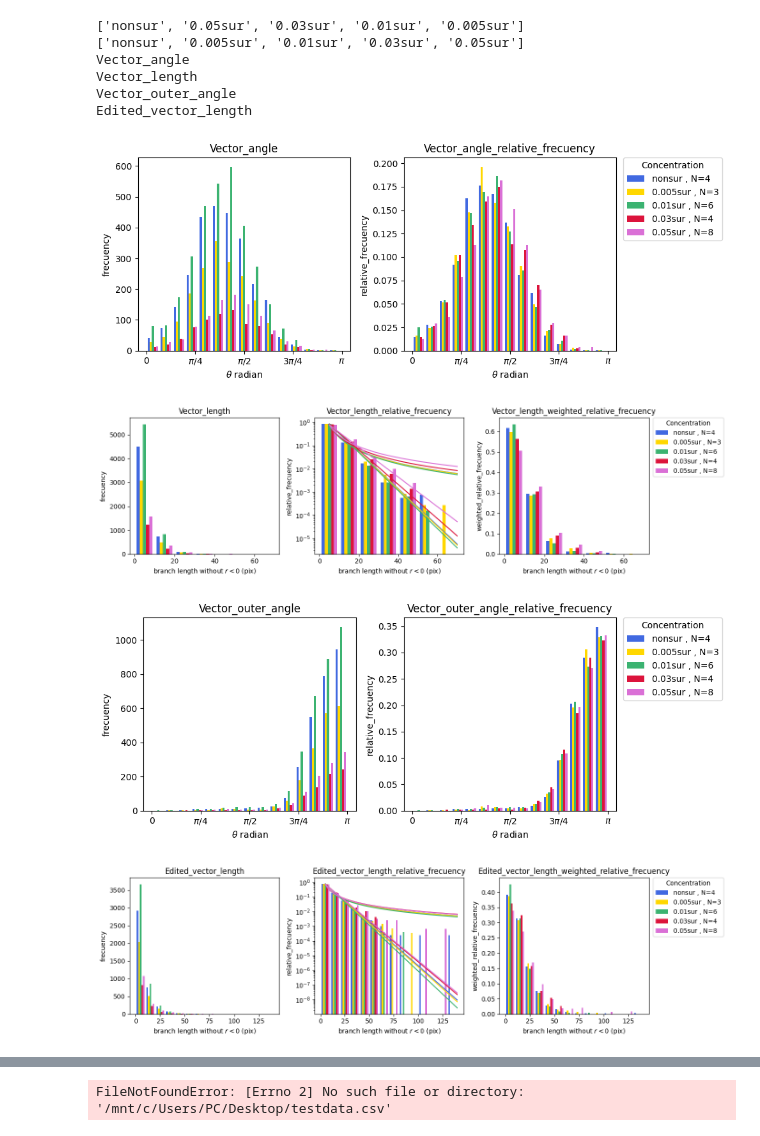
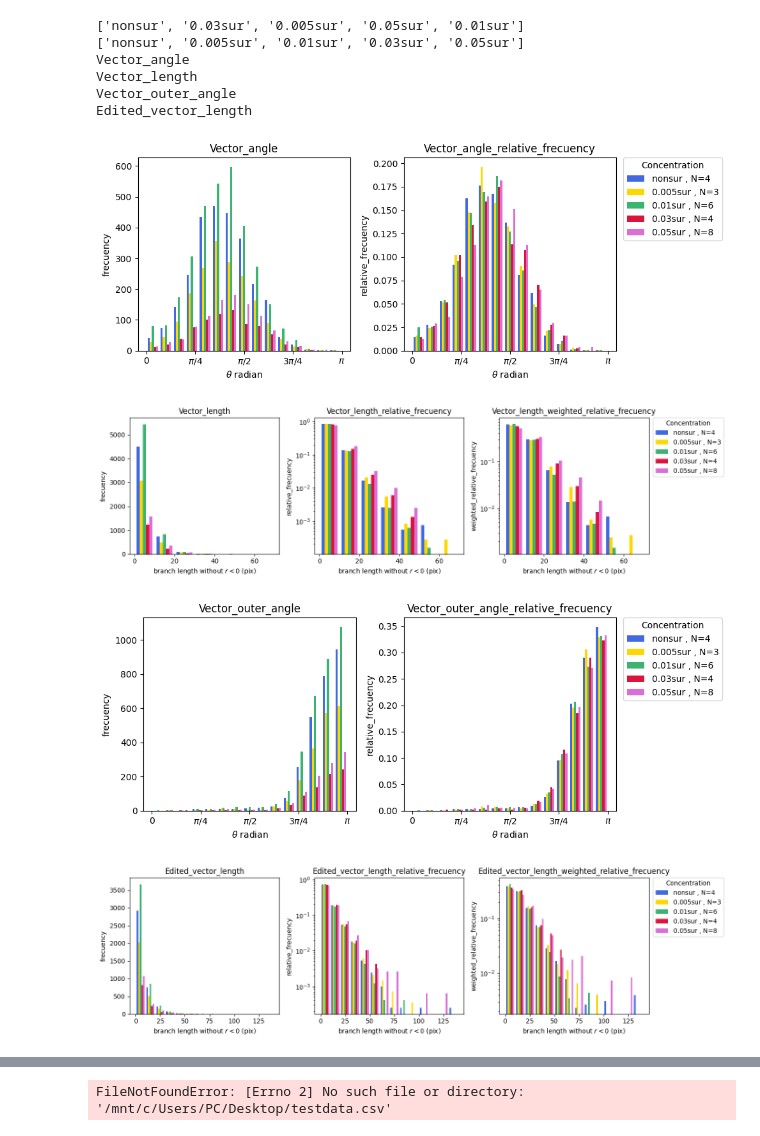
Before and after one commit to momoya-N/dendrite, a Jupyter notebook: movie_analisis/analisis_program/movie_analisys_plot.ipynb, the cells around one changed output, grey strips where cells are left out. Cells and saved outputs as stored; diff of their text form; code cells hidden in the pictures.

```diff
--- a/movie_analisis/analisis_program/movie_analisys_plot.ipynb
+++ b/movie_analisis/analisis_program/movie_analisys_plot.ipynb
@@ -19,6 +20,9 @@ def func1(x,a,b):
 
 def func2(x,a,b):
     return a*np.exp(-b*x)
+
+def norm(x,a,b):
+    return np.exp(-(x-a)**2/(2*b**2))/(b*np.sqrt(2*np.pi))
 
 #Sorting data
 unit=11/681
@@ -33,7 +37,7 @@ name_list=[os.path.basename(x) for x in tmp]
 sur_con_list=[x[9:-16] for x in name_list]
 sur_con_list=list(set(sur_con_list))
 print(sur_con_list)
-order=[0,4,3,2,1]
+order=[0,2,4,1,3]
 tmp=copy.deepcopy(sur_con_list)
 for i ,order in enumerate(order):
     tmp[i]=sur_con_list[order]
@@ -51,6 +55,8 @@ for kind in data_kind_list:
     label_data=[]
     relative_frecuency=[]
     weighted_relative_frecuency=[]
+    mu=[]
+    sigma=[]
     for target in sur_con_list:
         # 特定の文字列を持つファイル名を抽出
         target_files = [name for name in name_list if target in name]
@@ -72,7 +78,10 @@ for kind in data_kind_list:
         total_data.append(list(data))
         relative_frecuency.append(list(np.ones_like(data)/len(data)))
         weighted_relative_frecuency.append(list(data/sum(data)))
+        # print(max(data),sum(data),max(data)/sum(data))
         label_data.append(label)
+        mu.append(pd.Series(data).mean())
+        sigma.append(pd.Series(data).std())
 
     if "length" in kind:
         fig , axes = plt.subplots(row,col,squeeze=False,tight_layout=True,figsize=(4*col+2,4))
@@ -84,22 +93,30 @@ for kind in data_kind_list:
         n , bins , patches =axes[0,1].hist(total_data,bins=bin_num,weights=relative_frecuency,range=(0,range_set),density=False,log=True,label=label_data,color=colors)
         Max_n=max([max(x) for x in n])
         # axes[0,1].set_ylim(0,Max_n*1.1)
-        #近似曲線計算
-        for i in range(len(total_data)):
-            tmp = bins[:-1] + (bins[1] - bins[0])/2
-            x=tmp[n[i]!=0]
-            y=n[i][n[i]!=0]
-            params1, covariance1 = curve_fit(func1,x,y)
-            params2, covariance2 = curve_fit(func2,x,y)
-            x_fit = np.linspace(min(x),range_set,100)
-            y_fit1 = func1(x_fit, *params1)
-            # y_fit2 = func2(x_fit, *params2) #Func2 has underflowError: math range error
+        # #近似曲線計算
+        # for i in range(len(total_data)):
+        #     tmp = bins[:-1] + (bins[1] - bins[0])/2
+        #     x=tmp[n[i]!=0]
+        #     y=n[i][n[i]!=0]
+        #     params2, covariance2 = curve_fit(func2,x,y)
+        #     x_fit = np.linspace(min(x),range_set,100)
+        #     y_fit2 = func2(x_fit, *params2)
 
-            axes[0,1].plot(x_fit, y_fit1, label=label_data[i]+f"_fit a={params1[0]:.2f}, b={params1[1]:.2f}",color=colors[i])
-            # axes[0,1].plot(x_fit, y_fit2, label=label_data[i]+f"_fit a={params2[0]:.2f}, b={params2[1]:.2f}",color=colors[i])
+        #     axes[0,1].plot(x_fit, y_fit2, label=label_data[i]+f"_fit a={params2[0]:.2f}, b={params2[1]:.2f}",color=colors[i])
 
         #重み付き相対度数
-        axes[0,2].hist(total_data,bins=bin_num,weights=weighted_relative_frecuency,range=(0,range_set),density=False,label=label_data,color=colors)
+        axes[0,2].hist(total_data,bins=bin_num,weights=weighted_relative_frecuency,range=(0,range_set),density=False,label=label_data,color=colors,log=True)
+        # #近似曲線計算
+        # for i in range(len(total_data)):
+        #     tmp = bins[:-1] + (bins[1] - bins[0])/2
+        #     x=tmp[n[i]!=0]
+        #     y=n[i][n[i]!=0]
+        #     params2, covariance2 = curve_fit(func2,x,y)
+        #     x_fit = np.linspace(min(x),range_set,100)
+        #     y_fit2 = func2(x_fit, *params2)
+
+        #     axes[0,2].plot(x_fit, y_fit2, label=label_data[i]+f"_fit a={params2[0]:.2f}, b={params2[1]:.2f}",color=colors[i])
+
         for k in range(col):
             axes[0,k].set_xlabel(r"branch length without $r<$"+str(cutoff)+" (pix)")
 
@@ -109,34 +126,49 @@ for kind in data_kind_list:
 
         axes[0,0].set_title(kind)
         axes[0,1].set_title(kind+"_relative_frecuency")
         axes[0,2].set_title(kind+"_weighted_relative_frecuency")
 
     if "angle" in kind:
         fig , axes = plt.subplots(row,col-1,squeeze=False,tight_layout=True,figsize=(4*(col-1)+2,4))
         axes[0,0].hist(total_data,bins=15,range=(0,math.pi),label=label_data,rwidth=0.8,color=colors)
         #相対度数
-        axes[0,1].hist(total_data,bins=15,weights=relative_frecuency,range=(0,math.pi),label=label_data,rwidth=0.8,color=colors)
+        n , bins , patches = axes[0,1].hist(total_data,bins=15,weights=relative_frecuency,range=(0,math.pi),label=label_data,rwidth=0.8,color=colors)
+        #近似曲線計算
+        # axes[0,1].set_ylim(0,Max_n*1.1)
+        for i in range(len(total_data)):
+            # print(str(sur_con_list[i])+"_p : "+str(st.shapiro(n[i])[1]))
+            tmp = bins[:-1] + (bins[1] - bins[0])/2
+            x=tmp[n[i]!=0]
+            y=n[i][n[i]!=0]
+            # params, covariance = curve_fit(norm,x,y)
+            # x_fit = np.linspace(0,math.pi,100)
+            # y_fit = norm(x_fit, mu[i], sigma[i])
+            # print("mu: "+str(mu[i])+", sigma: "+str(sigma[i]))
+            # axes[0,1].plot(x_fit, y_fit, label=sur_con_list[i]+r"  $\mu$:" +f"{mu[i]:.2f}, "+r"$\sigma$:"+f"{sigma[i]:.2f}",color=colors[i])
+            # axes[0,1].plot(x_fit, y_fit, label=sur_con_list[i]+r"  $\mu$:" +f"{mu[i]:.2f}, "+r"$\sigma$:"+f"{sigma[i]:.2f}",color=colors[i])
+            # axes[0,1].vlines( mu[i], 0,ymax=1.0, color=colors[i], linewidth=1 )
+
         for k in range(col-1):
             axes[0,k].set_xticks([0, np.pi/4, np.pi/2, np.pi*3/4, np.pi],
                                     ["0", r"$\pi$/4", r"$\pi$/2", r"3$\pi$/4", r"$\pi$"])
             axes[0,k].set_xlabel(r"$\theta$ radian")
         axes[0,0].set_title(kind)
         axes[0,1].set_title(kind+"_relative_frecuency")
         axes[0,0].set_ylabel("frecuency")
         axes[0,1].set_ylabel("relative_frecuency")
     plt.legend(bbox_to_anchor=(1.5, 1),loc="upper right", fontsize=10,borderaxespad=0,title="Concentration")
     os.makedirs(data_dir_path+"/result_img/",exist_ok=True)
     plt.savefig(data_dir_path+"/result_img/" + str(kind) + ".pdf")
     plt.savefig(data_dir_path+"/result_img/" + str(kind) + ".png")
 plt.show()
 # %% [output]
-['nonsur', '0.05sur', '0.03sur', '0.01sur', '0.005sur']
+['nonsur', '0.03sur', '0.005sur', '0.05sur', '0.01sur']
 ['nonsur', '0.005sur', '0.01sur', '0.03sur', '0.05sur']
 Vector_angle
 Vector_length
 Vector_outer_angle
 Edited_vector_length
 [figure]
-[figure, old version]
+[figure, new version]
 [figure]
-[figure, old version]
+[figure, new version]
```
Also changed, not shown: parts of 4 cells of this notebook, 2 other files.
